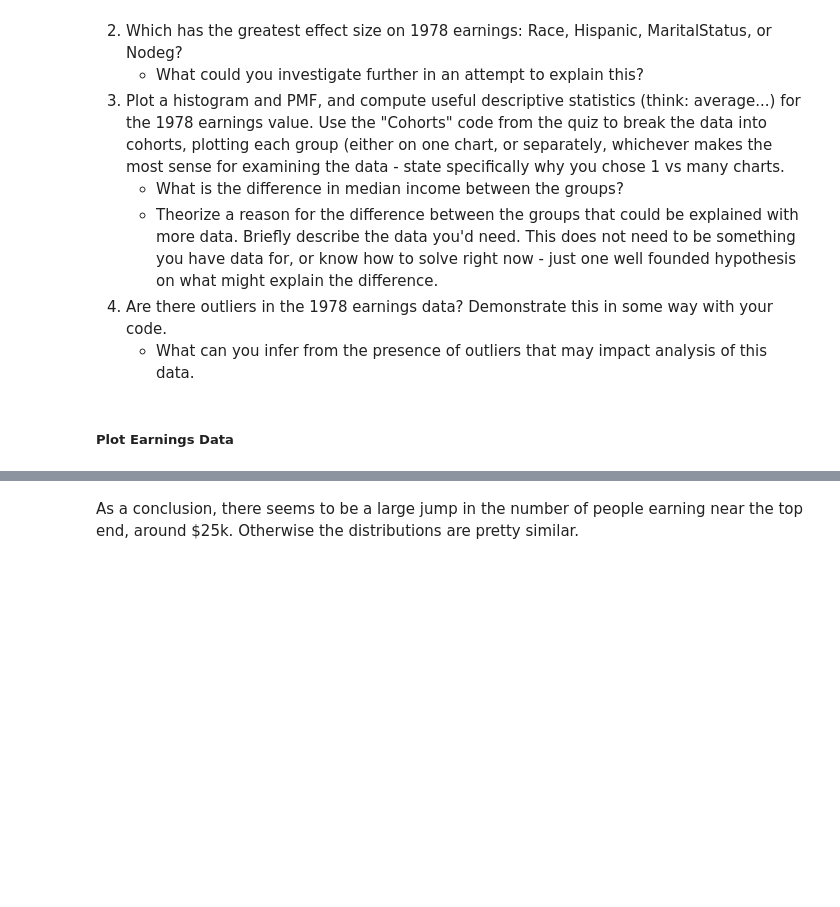
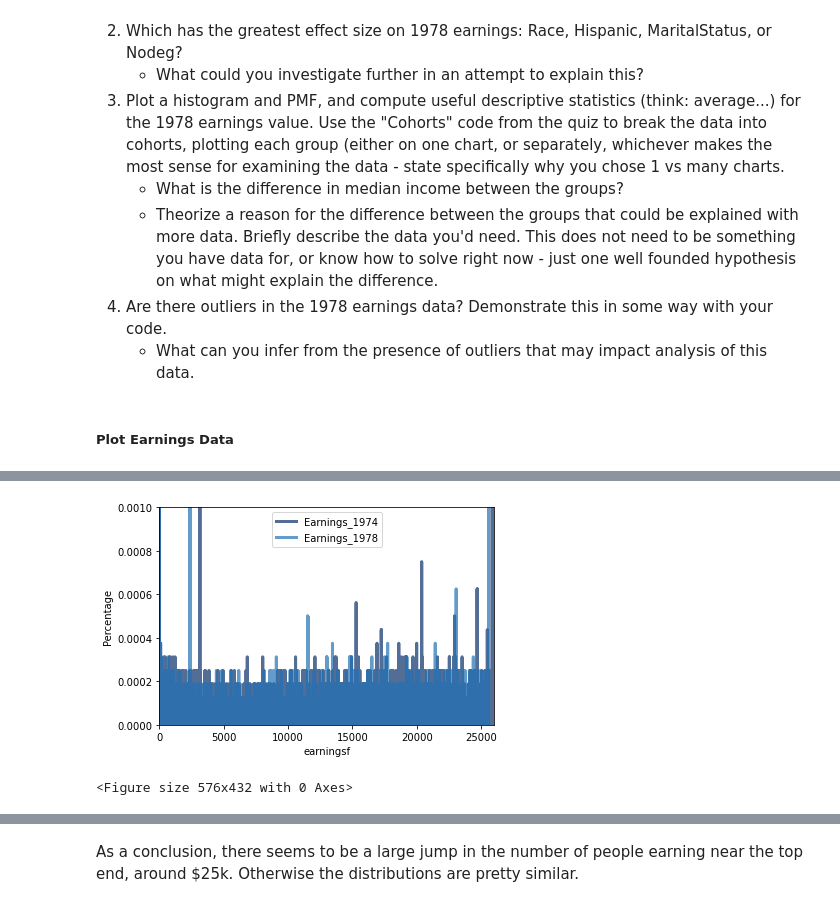
Before and after one commit to Asdukey/BSIP_Assignment_1_Students, a Jupyter notebook: stats_asn_1_stud_temp.ipynb, the cells around one changed output, grey strips where cells are left out. Cells and saved outputs as stored; diff of their text form; code cells hidden in the pictures; blank space fills up the shorter version.

```diff
--- a/stats_asn_1_stud_temp.ipynb
+++ b/stats_asn_1_stud_temp.ipynb
@@ -177,0 +220,5 @@ Error:
+# %%
+earnings_1974=df['Earnings_1974']
+earnings_1975=df['Earnings_1975']
+earnings_1978=df['Earnings_1978']
+earnings_1974.describe()
@@ -177,0 +259,4 @@ Error:
+# %%
+earnings_1974 = earnings_1974[~np.isnan(earnings_1974)]
+earnings_1975 = earnings_1975[~np.isnan(earnings_1975)]
+earnings_1978 = earnings_1978[~np.isnan(earnings_1978)]
@@ -177,0 +299,9 @@ Error:
+# %%
+earnings_1974pmf= thinkstats2.Pmf((earnings_1974), label='Earnings_1974')
+earnings_1978pmf= thinkstats2.Pmf((earnings_1978), label='Earnings_1978')
+thinkplot.Pmfs([earnings_1974pmf])
+thinkplot.Pmfs([earnings_1978pmf])
+thinkplot.Show(xlabel="earningsf", ylabel = "Percentage", xlim=[0, 26000], ylim=[0,0.001])
+# %% [output]
+[figure, added]
+<Figure size 576x432 with 0 Axes>
```
Also changed, not shown: parts of 23 cells of this notebook.
